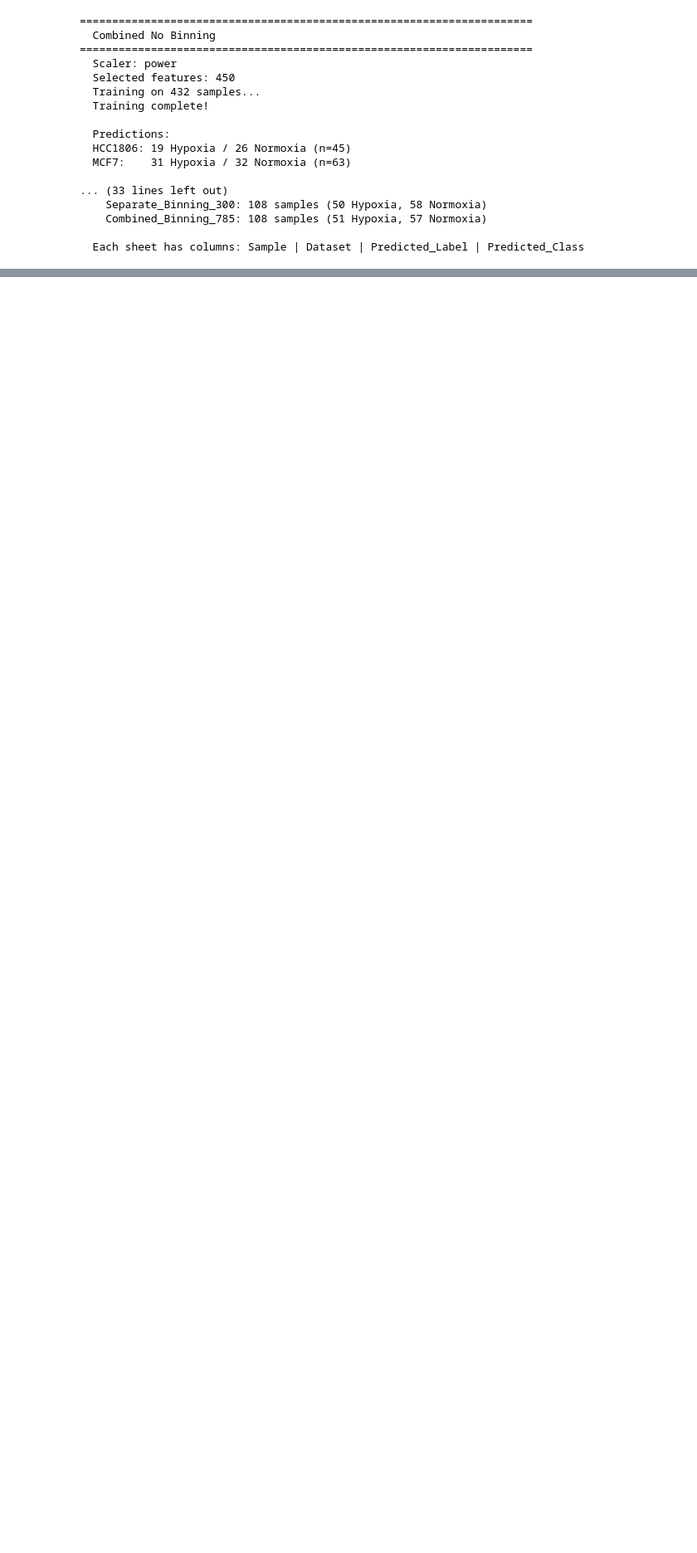
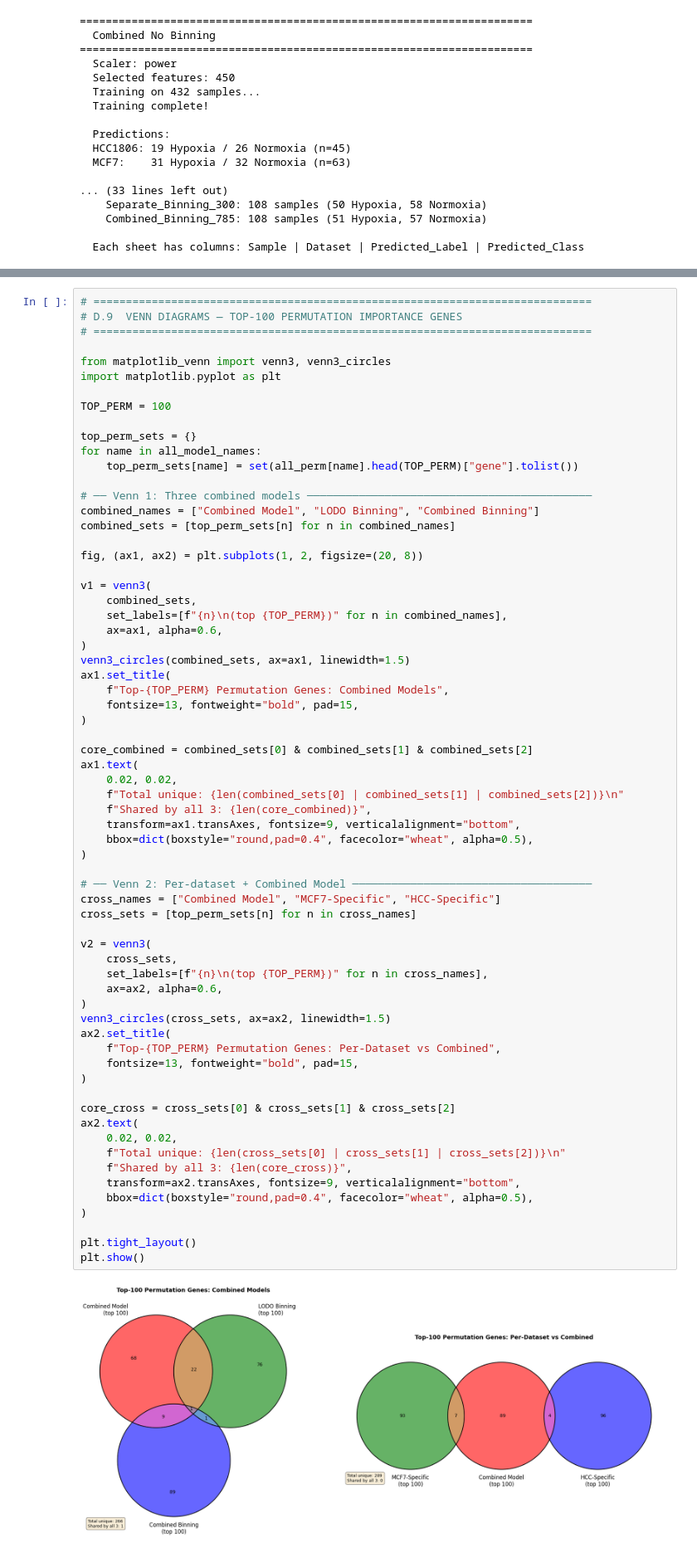
Before and after one commit to ranbirdaefler/CC-Research, a Jupyter notebook: Combined_CellLine_Model.ipynb, the cells around one changed output, grey strips where cells are left out. Shown at 83% size. Saved outputs shown, nothing was run; the diff lists cells and outputs as text; blank space fills up the shorter version.

```diff
--- a/Combined_CellLine_Model.ipynb
+++ b/Combined_CellLine_Model.ipynb
@@ -3293,0 +4133,68 @@ print(f"\n  Each sheet has columns: Sample | Dataset | Predicted_Label | Predict
+# %%
+# =============================================================================
+# D.9  VENN DIAGRAMS — TOP-100 PERMUTATION IMPORTANCE GENES
+# =============================================================================
+
+from matplotlib_venn import venn3, venn3_circles
+import matplotlib.pyplot as plt
+
+TOP_PERM = 100
+
+top_perm_sets = {}
+for name in all_model_names:
+    top_perm_sets[name] = set(all_perm[name].head(TOP_PERM)["gene"].tolist())
+
+# ── Venn 1: Three combined models ────────────────────────────────────────────
+combined_names = ["Combined Model", "LODO Binning", "Combined Binning"]
+combined_sets = [top_perm_sets[n] for n in combined_names]
+
+fig, (ax1, ax2) = plt.subplots(1, 2, figsize=(20, 8))
+
+v1 = venn3(
+    combined_sets,
+    set_labels=[f"{n}\n(top {TOP_PERM})" for n in combined_names],
+    ax=ax1, alpha=0.6,
+)
+venn3_circles(combined_sets, ax=ax1, linewidth=1.5)
+ax1.set_title(
+    f"Top-{TOP_PERM} Permutation Genes: Combined Models",
+    fontsize=13, fontweight="bold", pad=15,
+)
+
+core_combined = combined_sets[0] & combined_sets[1] & combined_sets[2]
+ax1.text(
+    0.02, 0.02,
+    f"Total unique: {len(combined_sets[0] | combined_sets[1] | combined_sets[2])}\n"
+    f"Shared by all 3: {len(core_combined)}",
+    transform=ax1.transAxes, fontsize=9, verticalalignment="bottom",
+    bbox=dict(boxstyle="round,pad=0.4", facecolor="wheat", alpha=0.5),
+)
+
+# ── Venn 2: Per-dataset + Combined Model ─────────────────────────────────────
+cross_names = ["Combined Model", "MCF7-Specific", "HCC-Specific"]
+cross_sets = [top_perm_sets[n] for n in cross_names]
+
+v2 = venn3(
+    cross_sets,
+    set_labels=[f"{n}\n(top {TOP_PERM})" for n in cross_names],
+    ax=ax2, alpha=0.6,
+)
+venn3_circles(cross_sets, ax=ax2, linewidth=1.5)
+ax2.set_title(
+    f"Top-{TOP_PERM} Permutation Genes: Per-Dataset vs Combined",
+    fontsize=13, fontweight="bold", pad=15,
+)
+
+core_cross = cross_sets[0] & cross_sets[1] & cross_sets[2]
+ax2.text(
+    0.02, 0.02,
+    f"Total unique: {len(cross_sets[0] | cross_sets[1] | cross_sets[2])}\n"
+    f"Shared by all 3: {len(core_cross)}",
+    transform=ax2.transAxes, fontsize=9, verticalalignment="bottom",
+    bbox=dict(boxstyle="round,pad=0.4", facecolor="wheat", alpha=0.5),
+)
+
+plt.tight_layout()
+plt.show()
+# %% [output]
+[figure, added]
```
Also changed, not shown: parts of 23 cells of this notebook.
